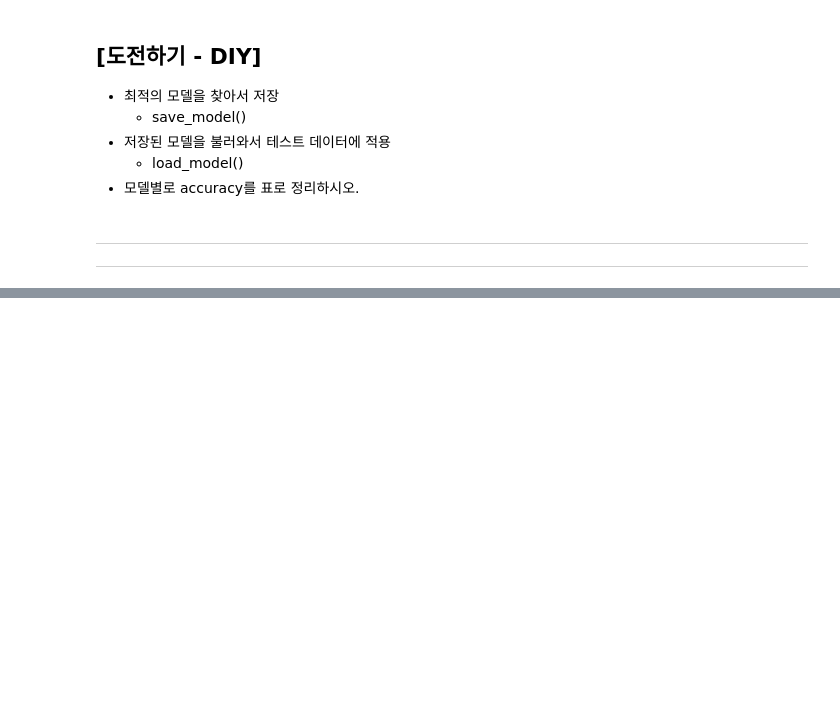
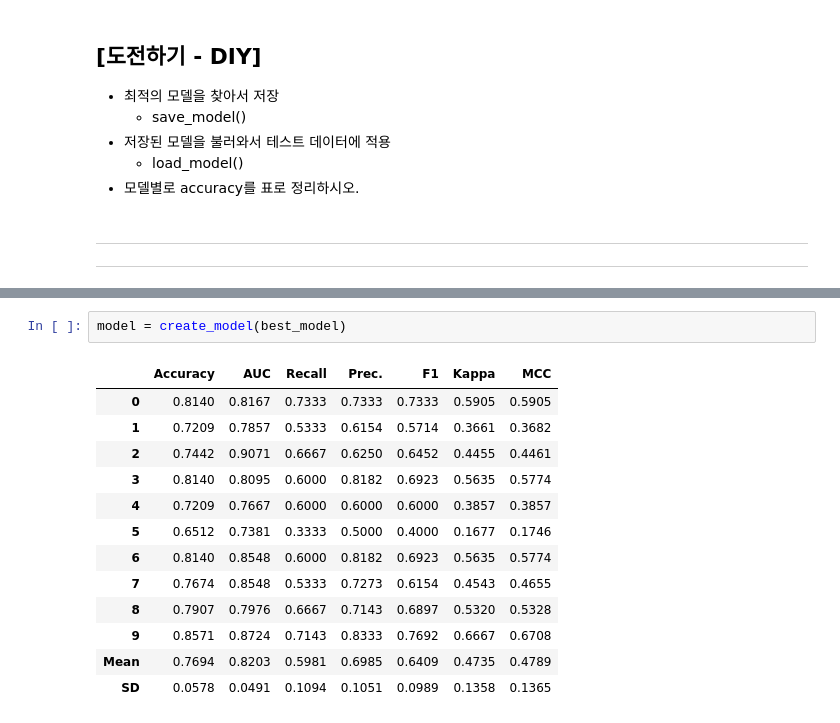
Before and after one commit to w2j1y12/pdm17, a Jupyter notebook: py-tensorflow/DL4-autoML/diabetes_autoML_df_df2.ipynb, the cells around one changed output, grey strips where cells are left out. Drawn from its saved outputs; the diff is of its cells as text; blank space fills up the shorter version.

```diff
--- a/py-tensorflow/DL4-autoML/diabetes_autoML_df_df2.ipynb
+++ b/py-tensorflow/DL4-autoML/diabetes_autoML_df_df2.ipynb
@@ -565,0 +632,16 @@ plot_model(best_model2, plot = 'feature')
+# %%
+model = create_model(best_model)
+# %% [output]
+|  | Accuracy | AUC | Recall | Prec. | F1 | Kappa | MCC |
+| 0 | 0.8140 | 0.8167 | 0.7333 | 0.7333 | 0.7333 | 0.5905 | 0.5905 |
+| 1 | 0.7209 | 0.7857 | 0.5333 | 0.6154 | 0.5714 | 0.3661 | 0.3682 |
+| 2 | 0.7442 | 0.9071 | 0.6667 | 0.6250 | 0.6452 | 0.4455 | 0.4461 |
+| 3 | 0.8140 | 0.8095 | 0.6000 | 0.8182 | 0.6923 | 0.5635 | 0.5774 |
+| 4 | 0.7209 | 0.7667 | 0.6000 | 0.6000 | 0.6000 | 0.3857 | 0.3857 |
+| 5 | 0.6512 | 0.7381 | 0.3333 | 0.5000 | 0.4000 | 0.1677 | 0.1746 |
+| 6 | 0.8140 | 0.8548 | 0.6000 | 0.8182 | 0.6923 | 0.5635 | 0.5774 |
+| 7 | 0.7674 | 0.8548 | 0.5333 | 0.7273 | 0.6154 | 0.4543 | 0.4655 |
+| 8 | 0.7907 | 0.7976 | 0.6667 | 0.7143 | 0.6897 | 0.5320 | 0.5328 |
+| 9 | 0.8571 | 0.8724 | 0.7143 | 0.8333 | 0.7692 | 0.6667 | 0.6708 |
+| Mean | 0.7694 | 0.8203 | 0.5981 | 0.6985 | 0.6409 | 0.4735 | 0.4789 |
+| SD | 0.0578 | 0.0491 | 0.1094 | 0.1051 | 0.0989 | 0.1358 | 0.1365 |
```
Also changed, not shown: parts of 14 cells of this notebook.
